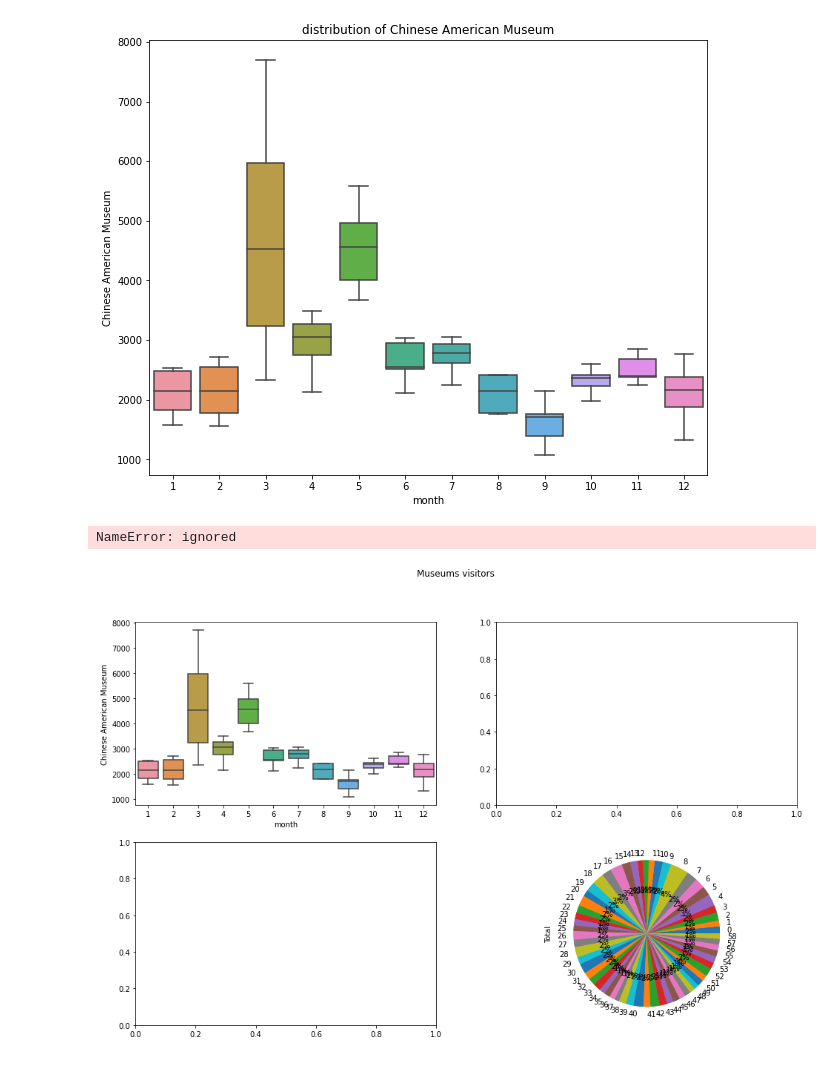
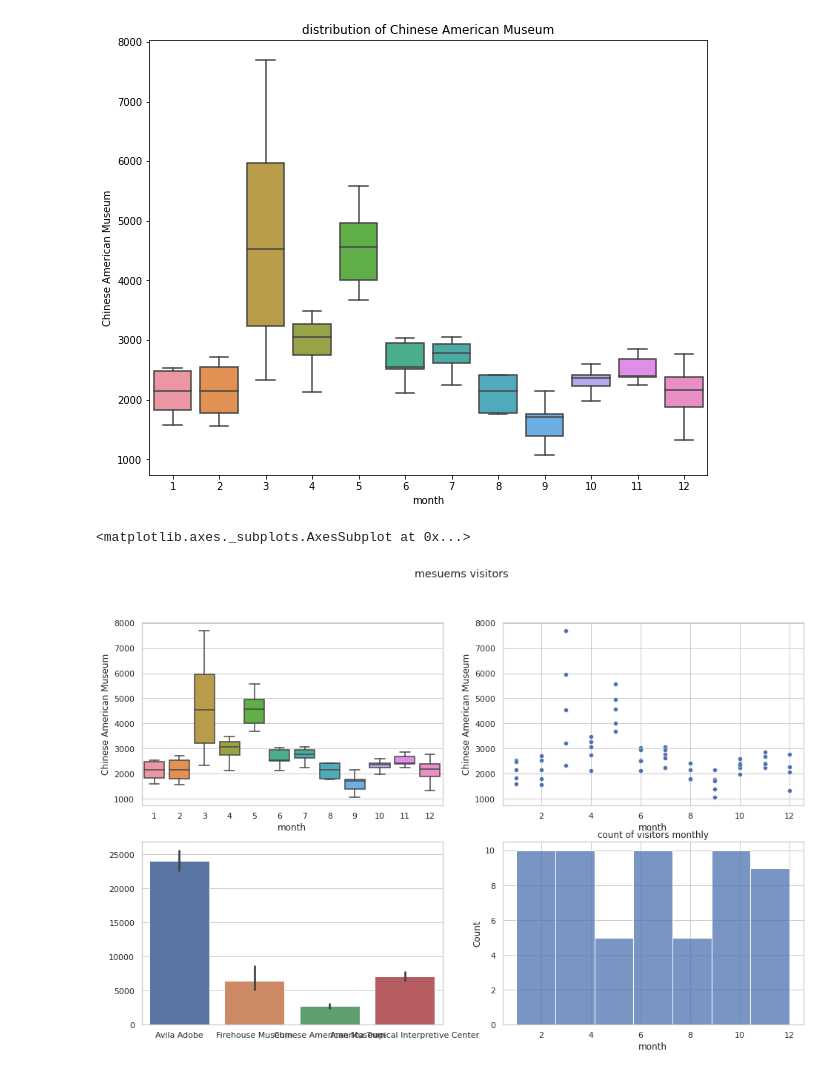
Before and after one commit to renadalahmadi/BigData-and-AI, a Jupyter notebook: Assignment_II_Visualizations.ipynb, the cells around one changed output. Cells and saved outputs as stored; diff of their text form; code cells hidden in the pictures.

```diff
--- a/Assignment_II_Visualizations.ipynb
+++ b/Assignment_II_Visualizations.ipynb
@@ -275,30 +275,30 @@ plt.title("distribution of Chinese American Museum");
 # %%
 # Dimensions of the figure
 fig, axes = plt.subplots(2, 2, figsize=(16,10))
 
 # title
-fig.suptitle('Museums visitors')
+fig.suptitle('mesuems visitors')
 
 # boxplot
 sns.boxplot(
     ax=axes[0, 0],
     x="month",
     y="Chinese American Museum",
     data=Data
 )
-# pie chart
-Data["Total"] = Data.sum(axis = 1)
-# grouping data based on month
-plt.pie(Data['Total'], autopct='%.0f%%')
-Data['Total'].plot(ax=axes[1, 1], kind = "pie")
-
+# histo chart
+sns.histplot(Data["month"])
+plt.title("count of visitors monthly");
 
 # scatterplot
-sns.scatterplot(ax=axes[0, 1], x="month",
-                    y="Chinese American Museum",
-                    data=Data_month)
+sns.scatterplot(
+    ax=axes[0, 1],
+    x="month",
+    y="Chinese American Museum",
+    data=Data_month)
+
 # barplot
-sns.barplot(ax=axes[1, 0], data=rData)
+sns.barplot(ax=axes[1, 0],data=rData)
 # %% [output]
-NameError: ignored
+<matplotlib.axes._subplots.AxesSubplot at 0x...>
-[figure, old version]
+[figure, new version]
```
